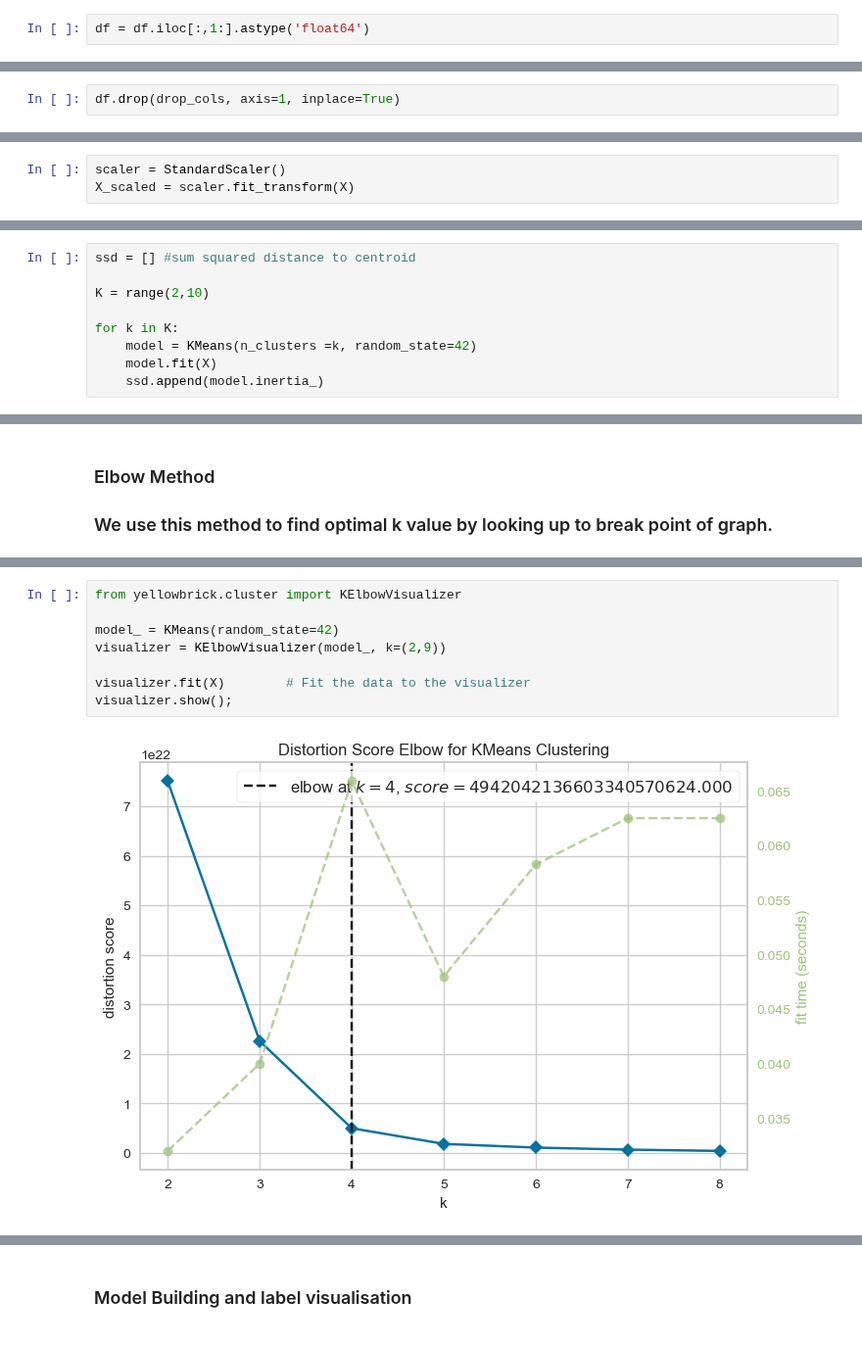
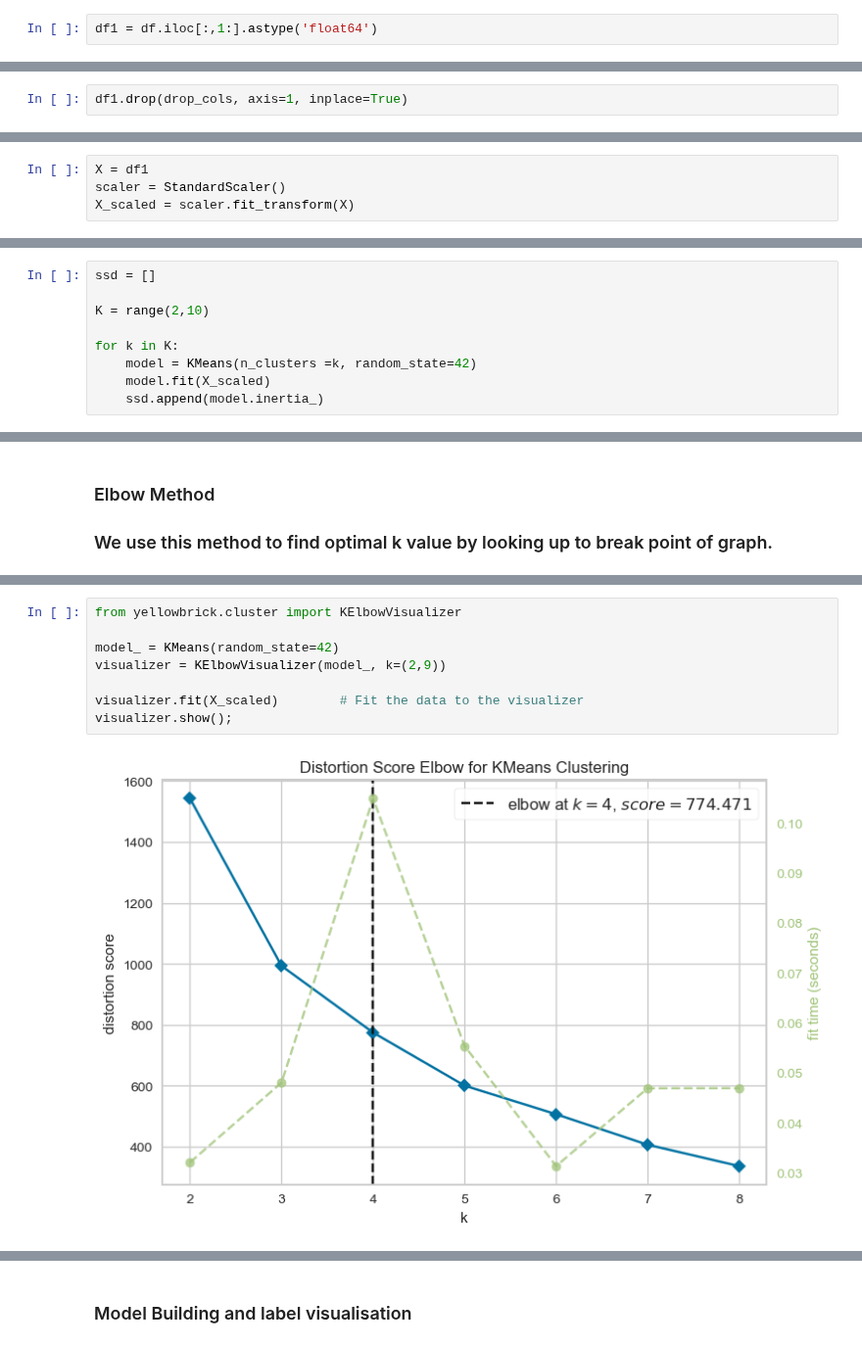
Before and after one commit to sancarg/Machine_Learning, a Jupyter notebook: ML_Assignment-4_military_power-blank.ipynb, the cells around one changed output, grey strips where cells are left out. Shown at 98% size. Saved outputs shown, nothing was run; the diff lists cells and outputs as text.

```diff
--- a/ML_Assignment-4_military_power-blank.ipynb
+++ b/ML_Assignment-4_military_power-blank.ipynb
@@ -559,5 +559,5 @@ dtype: int64
 # %%
 df = df.apply(lambda x : x.astype('str').str.replace(',',''))
 # %%
-df = df.iloc[:,1:].astype('float64')
+df1 = df.iloc[:,1:].astype('float64')
 # %%
@@ -588,5 +588,5 @@ drop_cols = ["External Debt value", "Oil Production value", "Oil Consumption val
              "Proven Oil Reserves value", "Total Square Land Area value", "Total Coastline Coverage value",
              "Total Waterway Coverage value", "Total Border Coverage value"]
 # %%
-df.drop(drop_cols, axis=1, inplace=True)
+df1.drop(drop_cols, axis=1, inplace=True)
 # %%
@@ -696,4 +694,5 @@ X = df
 # %%
+X = df1
 scaler = StandardScaler()
 X_scaled = scaler.fit_transform(X)
 # %% [markdown]
@@ -706,13 +705,13 @@ hopkins(X_scaled, X_scaled.shape[0])
 # %% [markdown]
 ## Clustering with K-means
 # %%
-ssd = [] #sum squared distance to centroid
+ssd = []
 
 K = range(2,10)
 
 for k in K:
     model = KMeans(n_clusters =k, random_state=42)
-    model.fit(X)
+    model.fit(X_scaled)
     ssd.append(model.inertia_)
 # %%
 ssd
@@ -739,10 +738,10 @@ Text(0.5, 1.0, 'elbow method')
 # %%
 from yellowbrick.cluster import KElbowVisualizer
 
 model_ = KMeans(random_state=42)
 visualizer = KElbowVisualizer(model_, k=(2,9))
 
-visualizer.fit(X)        # Fit the data to the visualizer
+visualizer.fit(X_scaled)        # Fit the data to the visualizer
 visualizer.show();
 # %% [output]
-[figure, old version]
+[figure, new version]
```
Also changed, not shown: parts of 31 cells of this notebook.
